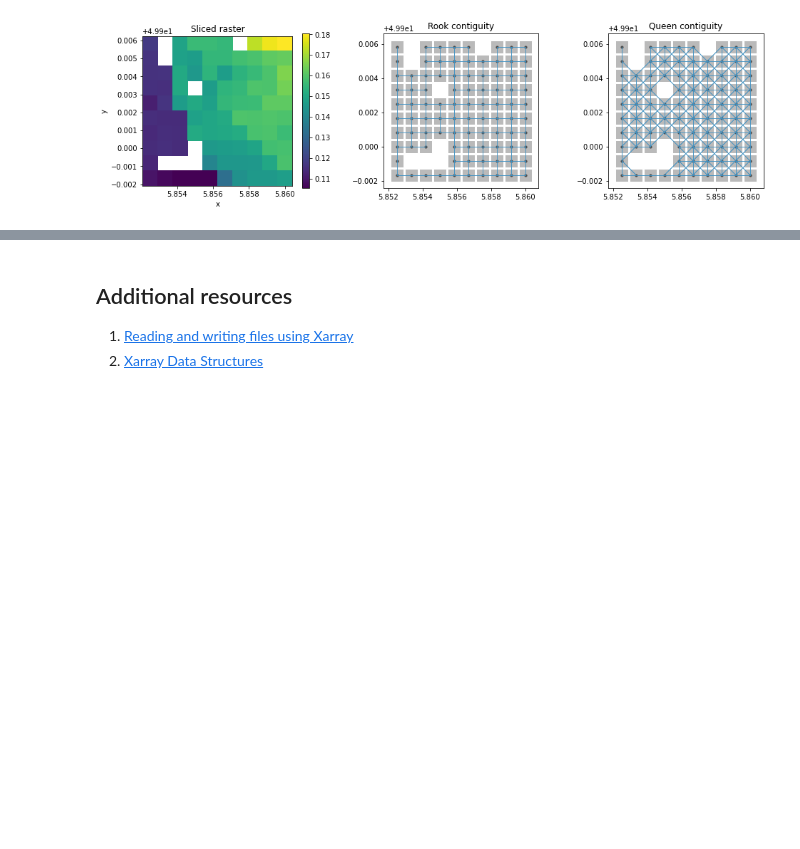
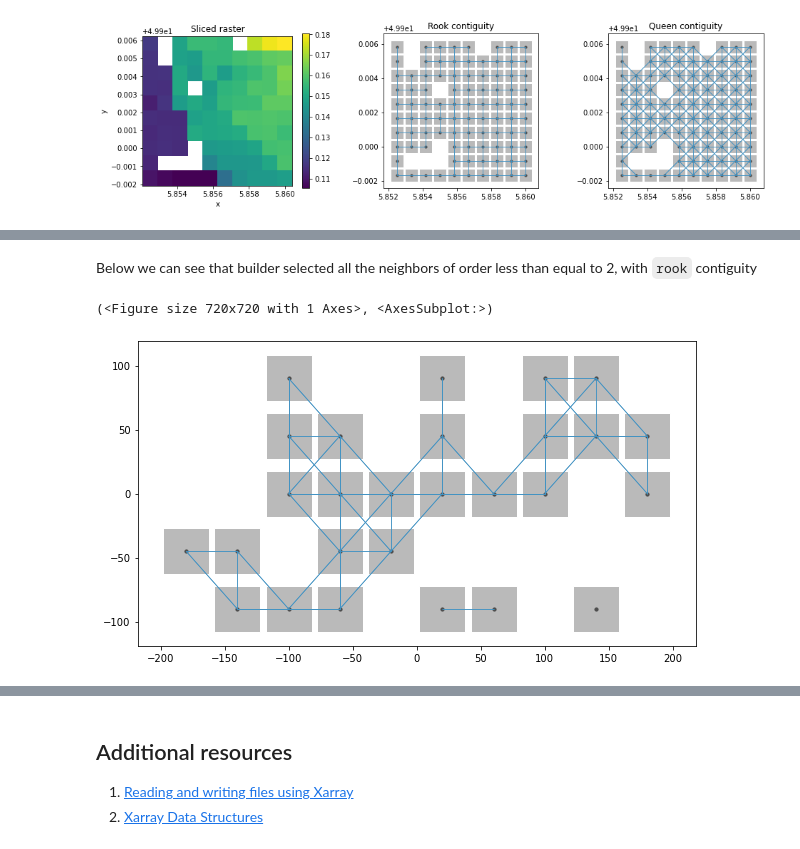
Before and after one commit to pysal/libpysal, a Jupyter notebook: notebooks/Raster_awareness_API.ipynb, the cells around one changed output, grey strips where cells are left out. Drawn from its saved outputs; the diff is of its cells as text; code cells hidden in the pictures; blank space fills up the shorter version.

```diff
--- a/notebooks/Raster_awareness_API.ipynb
+++ b/notebooks/Raster_awareness_API.ipynb
@@ -262,0 +269,11 @@ plt.show()
+# %%
+# Building a test DataArray
+da_s = raster.testDataArray((1,5,10), rand=True)
+# %% [markdown]
+Below we can see that builder selected all the neighbors of order less than equal to 2, with `rook` contiguity
+# %%
+w_rook2 = raster.da2WSP(da_s, "rook", k=2, n_jobs=-1)
+splot.plot_spatial_weights(w_rook2, da=da_s)
+# %% [output]
+(<Figure size 720x720 with 1 Axes>, <AxesSubplot:>)
+[figure, added]
```
Also changed, not shown: parts of 5 cells of this notebook, 6 other files.
